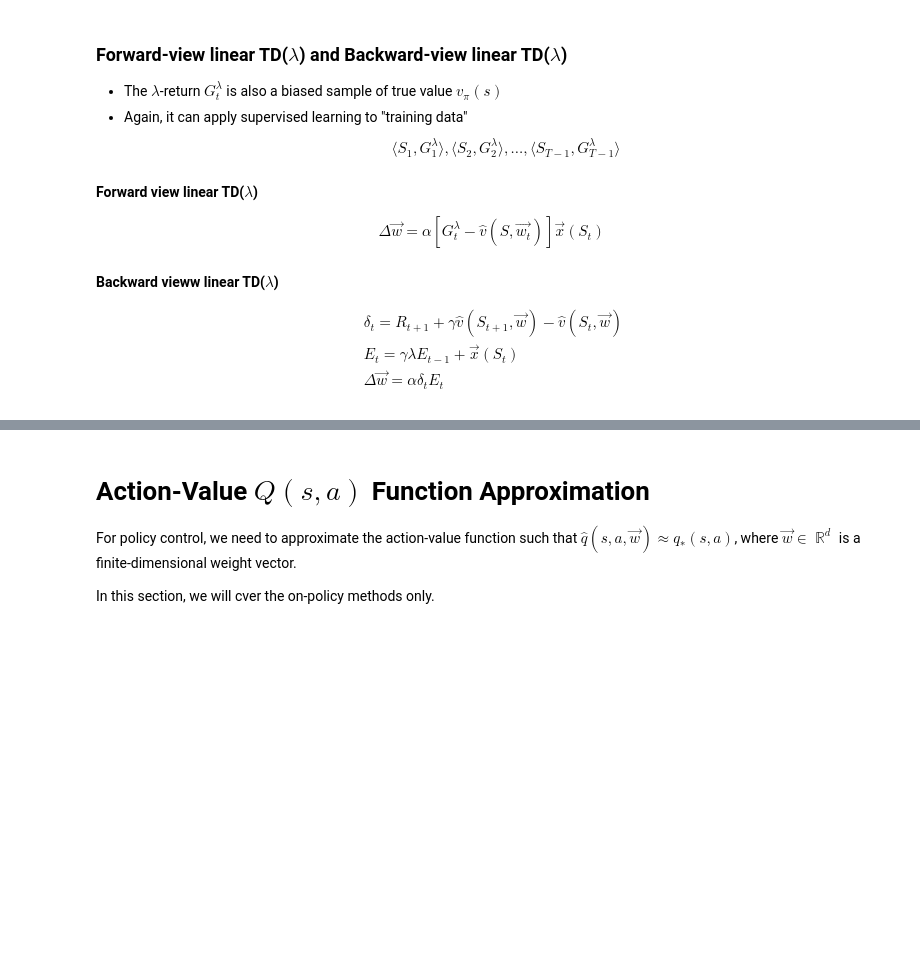
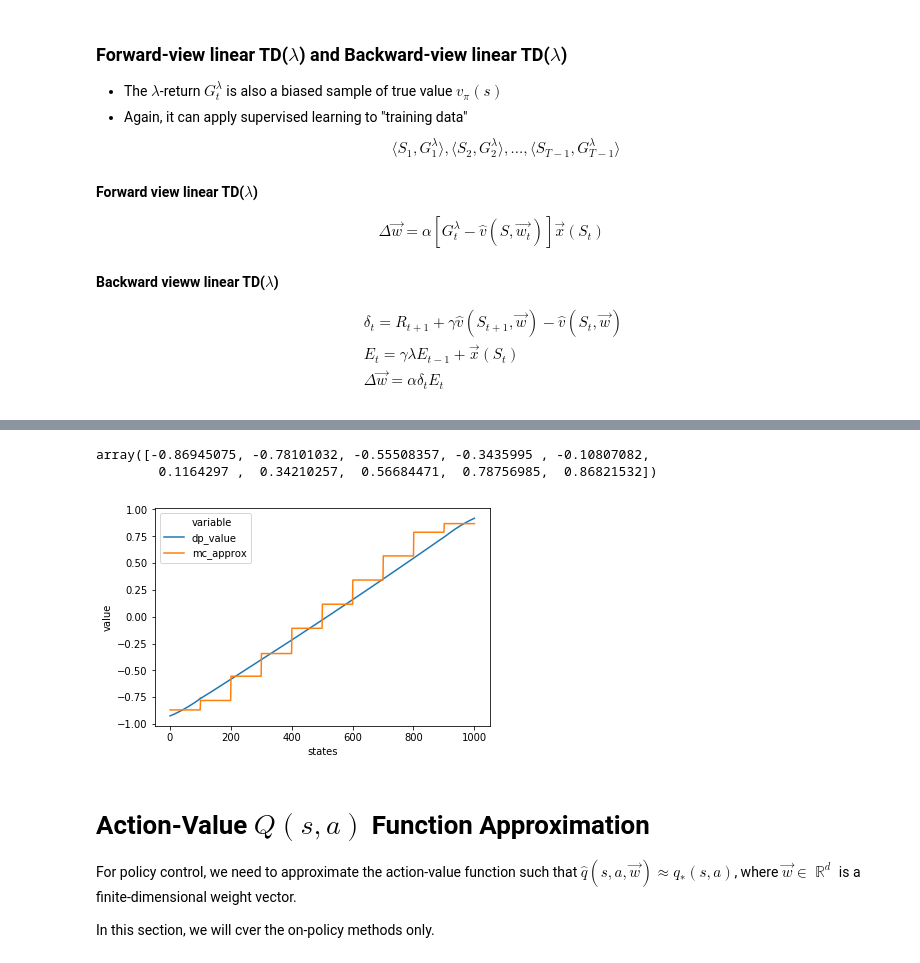
Before and after one commit to RLWH/reinforcement-learning-notebook, a Jupyter notebook: 5. Value Approximation/Value_Function_Approximation.ipynb, the cells around one changed output, grey strips where cells are left out. Saved outputs shown, nothing was run; the diff lists cells and outputs as text; code cells hidden in the pictures; blank space fills up the shorter version.

```diff
--- a/5. Value Approximation/Value_Function_Approximation.ipynb
+++ b/5. Value Approximation/Value_Function_Approximation.ipynb
@@ -214,0 +515,3 @@ J(\vec{w}_{TD}) \leq \frac{1}{1-\gamma} \min_\vec{w} J(\vec{w})
+# %%
+env = RandomWalkEnv(1002, 500)
+env.render()
@@ -214,0 +520,3 @@ J(\vec{w}_{TD}) \leq \frac{1}{1-\gamma} \min_\vec{w} J(\vec{w})
+# %%
+%%time
+w = grad_mc_with_state_aggregation(env, random_policy, func_v, num_episodes=200000)
@@ -214,0 +541,7 @@ J(\vec{w}_{TD}) \leq \frac{1}{1-\gamma} \min_\vec{w} J(\vec{w})
+# %%
+w
+# %% [output]
+array([-0.86945075, -0.78101032, -0.55508357, -0.3435995 , -0.10807082,
+        0.1164297 ,  0.34210257,  0.56684471,  0.78756985,  0.86821532])
+# %%
+mc_approx = [func_v(x, w)[0] for x in np.arange(1, env.observation_space.n - 1)]
@@ -215,3 +550,12 @@ J(\vec{w}_{TD}) \leq \frac{1}{1-\gamma} \min_\vec{w} J(\vec{w})
+# %%
+data_preproc = pd.DataFrame({"states": np.arange(1, env.observation_space.n - 1),
+                             "dp_value": V[1:-1],
+                             "mc_approx": mc_approx})
+# %%
+lp = sns.lineplot(x='states', y='value', hue='variable',
+                  data=pd.melt(data_preproc, ["states"]))
+# %% [output]
+[figure, added]
 # %% [markdown]
 # Action-Value $Q(s,a)$ Function Approximation
 
```
Also changed, not shown: parts of 24 cells of this notebook.
